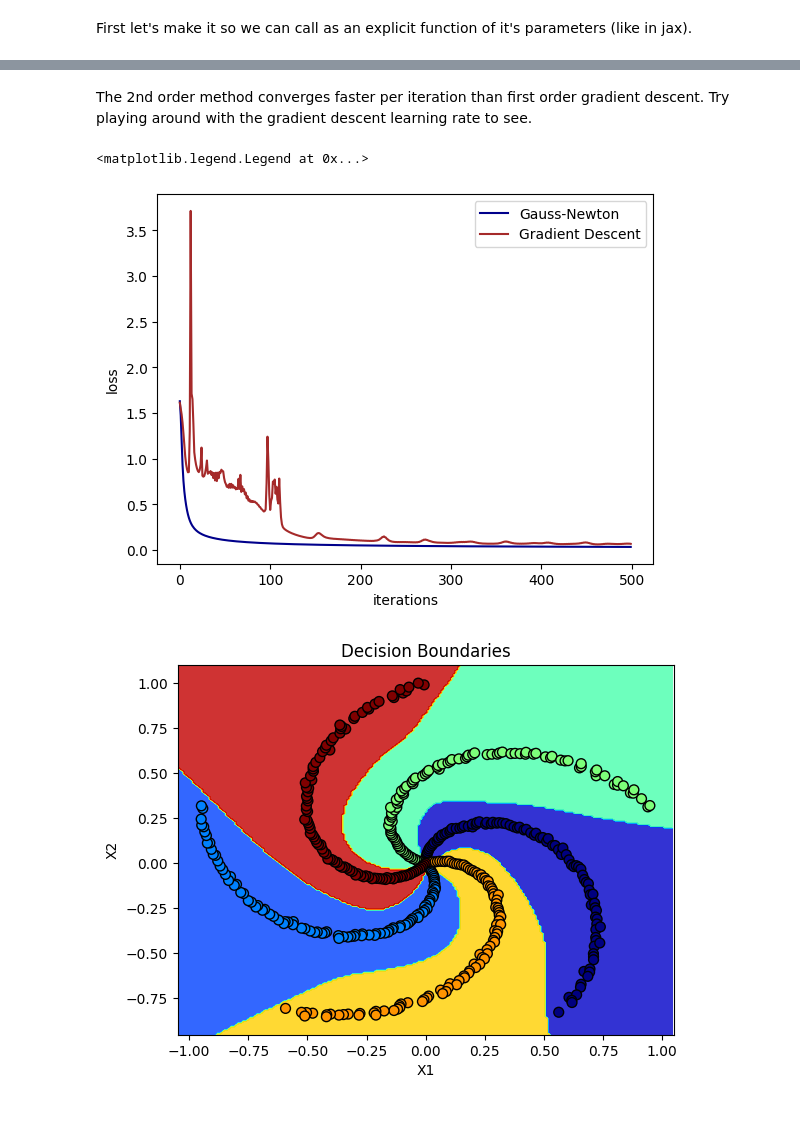
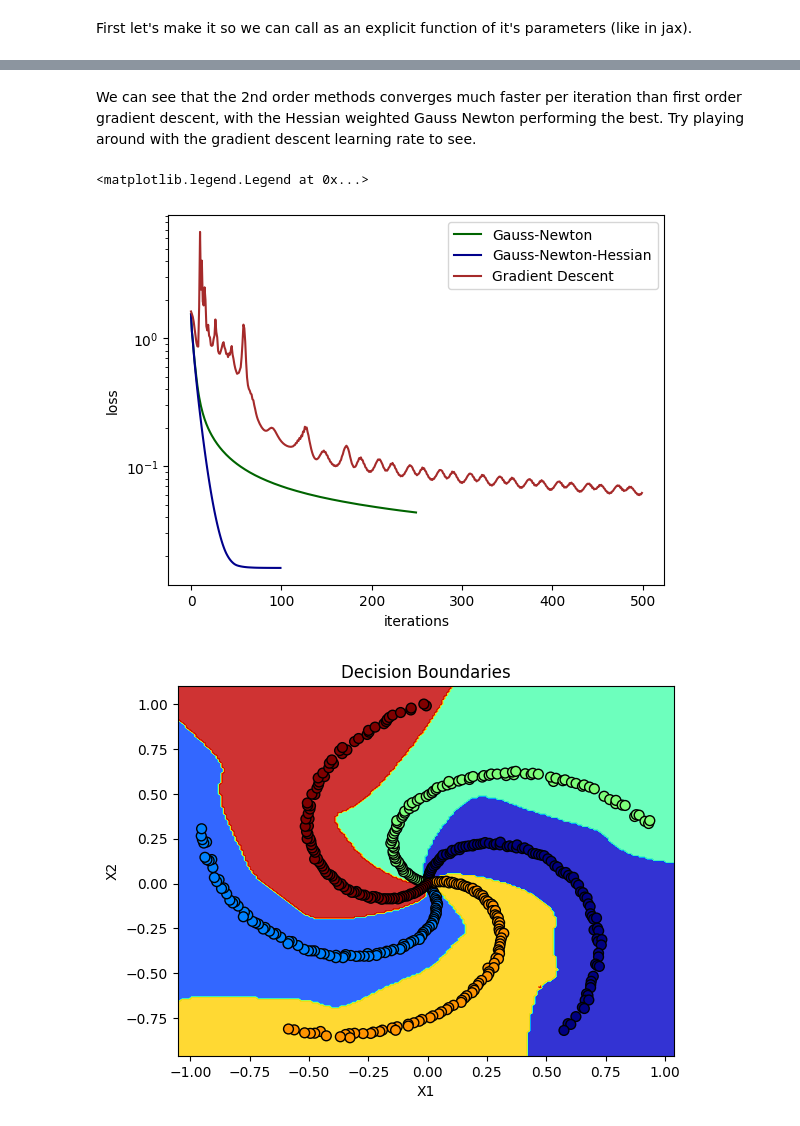
Before and after one commit to wilson-labs/cola, a Jupyter notebook: docs/notebooks/07_second_order_optimization.ipynb, the cells around one changed output, grey strips where cells are left out. Saved outputs shown, nothing was run; the diff lists cells and outputs as text; code cells hidden in the pictures.

Commit message:
extended logdet tests to non PSD, refactored pytorch vmap, jvp, jvp to be more consistent and performant. Updated 2nd order nb to add more sophisticated optimizer

```diff
--- a/docs/notebooks/07_second_order_optimization.ipynb
+++ b/docs/notebooks/07_second_order_optimization.ipynb
@@ -87,7 +87,6 @@ Now lets make a 2nd order method using cola, here we will use the Gauss-Newton P
 First let's make it so we can call as an explicit function of it's parameters (like in jax).
 # %%
 import torch.func as tf
-from torch.nn.utils import stateless
 
 def flatten_params(params):
     shapes = [p.shape for p in params]
@@ -114,7 +113,7 @@ def stateless_model(flatparams, x):
     params = unflatten_params(flatparams, shape)
     names = list(n for n, _ in model.named_parameters())
     nps = {n: p for n, p in zip(names, params)}
-    return stateless.functional_call(model, nps, x)
+    return tf.functional_call(model, nps, x)
 # %% [markdown]
 Now let's construct the Gauss Newton matrix to use as a PSD proxy for the Hessian in Newtons method.
 
@@ -138,6 +140,15 @@ def GN(p):
     J = cola.ops.Jacobian(flat_fn, p)
     G = J.T @ J/ X.shape[0]
     return cola.PSD(G+1e-4*cola.ops.I_like(G))
+
+def GNH(p):
+    J = cola.ops.Jacobian(flat_fn, p)
+    H = cola.ops.Hessian(lambda z: criterion(z.reshape(X.shape[0],-1),y)*n_spirals, flat_fn(p))
+    G = J.T @ H @ J
+    return cola.PSD(G+1e-4*cola.ops.I_like(G))
+
+def flat_loss(params):
+    return criterion(flat_fn(params).reshape(X.shape[0],-1), y)
 # %% [markdown]
 Below we implement the optimization loop in this stateless manner.
 
@@ -145,16 +157,14 @@ We limit the tolerance and max iterations of the (iterative) solves so as to red
 # %%
-def flat_loss(params):
-    return criterion(flat_fn(params).reshape(X.shape[0],-1), y)
-
+# Method 1: Gauss Newton
 p = flat_p.clone()
 
 gn_losses = []
-for epoch in range(epochs):
+for epoch in range(epochs//2):
     g = torch.autograd.grad(flat_loss(p), p)[0]
     p -= cola.inverse(GN(p),tol=1e-3, max_iters=20) @ g
 
     loss = flat_loss(p)
     gn_losses.append(loss.item())
-    if (epoch+1) % 100 == 0:
+    if (epoch+1) % 50 == 0:
         print(f'Epoch [{epoch + 1}/{epochs}], Loss: {loss.item()}')
 # %% [output]
@@ -165,0 +176,13 @@ Epoch [500/500], Loss: 0.03218817338347435
+# %%
+# Method 2: Hessian weighted Gauss Newton
+p = flat_p.clone()
+
+gnh_losses = []
+for epoch in range(epochs//5):
+    g = torch.autograd.grad(flat_loss(p), p)[0]
+    p -= cola.inverse(GNH(p),tol=1e-3, max_iters=20) @ g
+
+    loss = flat_loss(p)
+    gnh_losses.append(loss.item())
+    if (epoch+1) % 5 == 0:
+        print(f'Epoch [{epoch + 1}/{epochs}], Loss: {loss.item()}')
@@ -166,40 +210,42 @@ Epoch [500/500], Loss: 0.03218817338347435
 # %% [markdown]
-The 2nd order method converges faster per iteration than first order gradient descent. Try playing around with the gradient descent learning rate to see.
+We can see that the 2nd order methods converges much faster per iteration than first order gradient descent, with the Hessian weighted Gauss Newton performing the best. Try playing around with the gradient descent learning rate to see.
 # %%
 # choose some nice colors for the plot
-plt.plot(gn_losses, label='Gauss-Newton', color='darkblue')
+plt.plot(gn_losses, label='Gauss-Newton', color='darkgreen')
+plt.plot(gnh_losses, label='Gauss-Newton-Hessian', color='darkblue')
 plt.plot(sgd_losses, label='Gradient Descent', color='brown')
 plt.xlabel('iterations')
 plt.ylabel('loss')
+plt.yscale('log')
 plt.legend()
 # %% [output]
 <matplotlib.legend.Legend at 0x...>
-[figure, old version]
+[figure, new version]
 # %%
 def plot_decision_boundary(model, X, y):
     # Creating a mesh grid
     x_min, x_max = X[:, 0].min() - 0.1, X[:, 0].max() + 0.1
     y_min, y_max = X[:, 1].min() - 0.1, X[:, 1].max() + 0.1
     h = 0.01
     xx, yy = np.meshgrid(np.arange(x_min, x_max, h),
                          np.arange(y_min, y_max, h))
 
     # Predicting the class labels for the mesh grid
-    Z = model(torch.tensor(np.c_[xx.ravel(), yy.ravel()], dtype=torch.float32))
+    Z = stateless_model(p, torch.tensor(np.c_[xx.ravel(), yy.ravel()], dtype=torch.float32))
     Z = torch.argmax(Z, axis=1)
     Z = Z.reshape(xx.shape)
 
     # Plotting the decision boundaries
     plt.contourf(xx, yy, Z.detach().numpy(), alpha=0.8, cmap='jet')
     plt.scatter(X[:, 0], X[:, 1], c=y, edgecolors='k', marker='o', s=50, linewidth=1, cmap='jet')
     plt.xlim(X[:, 0].min() - 0.1, X[:, 0].max() + 0.1)
     plt.ylim(X[:, 1].min() - 0.1, X[:, 1].max() + 0.1)
     plt.title('Decision Boundaries')
     plt.xlabel('X1')
     plt.ylabel('X2')
     plt.show()
 
 # Plotting the decision boundaries
 plot_decision_boundary(model, X, y)
 # %% [output]
-[figure, old version]
+[figure, new version]
```
Also changed, not shown: parts of 6 cells of this notebook, 11 other files.
